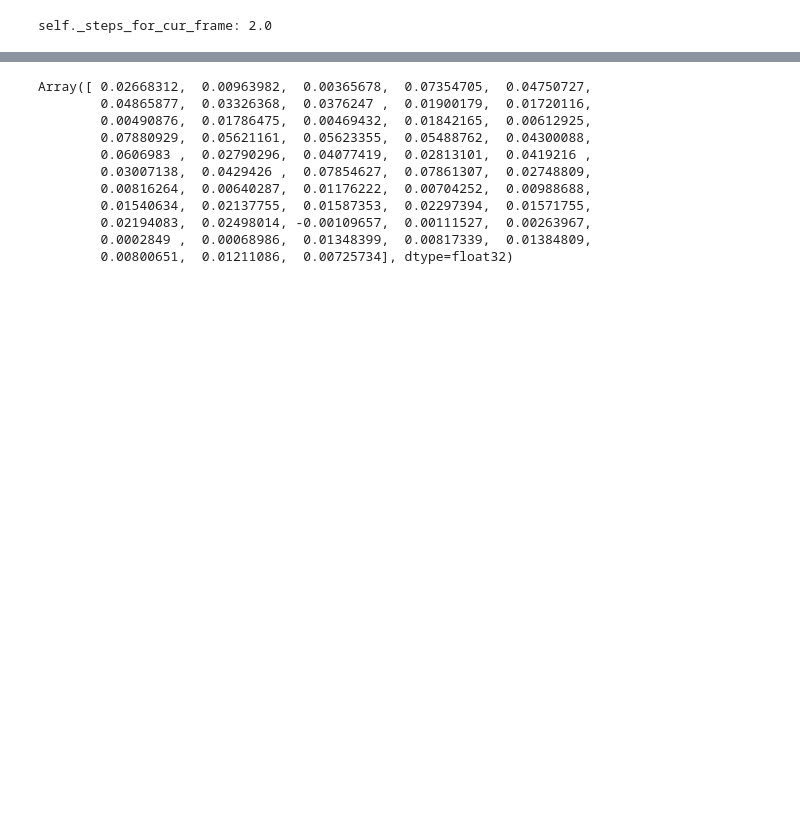
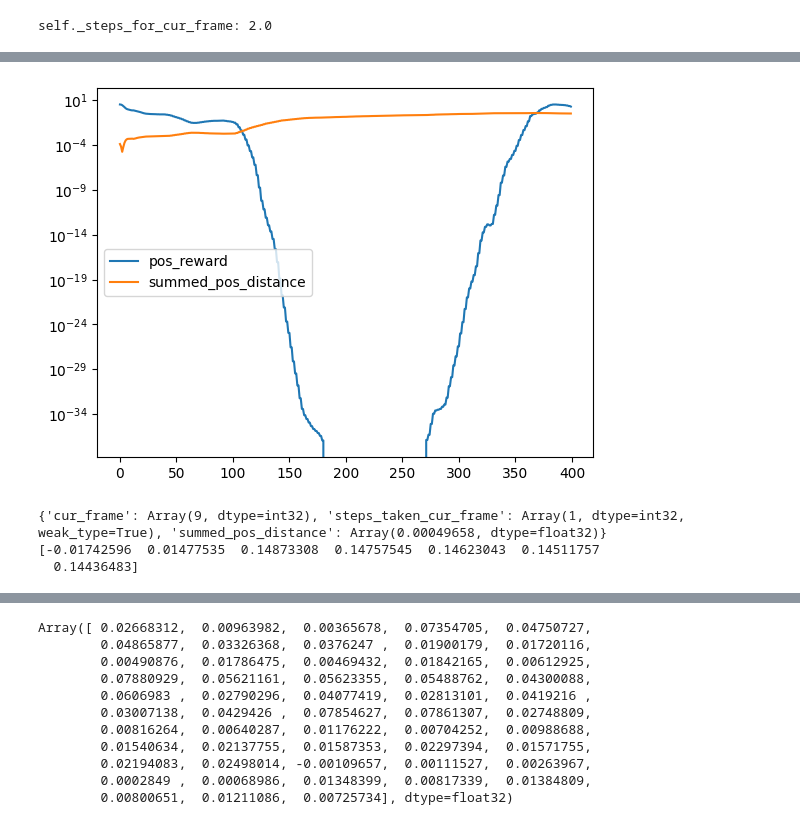
Before and after one commit to charles-zhng/Brax-Rodent-Run, a Jupyter notebook: env_testing.ipynb, the cells around one changed output, grey strips where cells are left out. Drawn from its saved outputs; the diff is of its cells as text; code cells hidden in the pictures; blank space fills up the shorter version.

```diff
--- a/env_testing.ipynb
+++ b/env_testing.ipynb
@@ -52,6 +51,7 @@ env = envs.get_environment(
     env_name,
     track_pos=reference_clip.position,
     track_quat=reference_clip.quaternion,
+    torque_actuators=config["torque_actuators"],
     terminate_when_unhealthy=config["terminate_when_unhealthy"],
     solver=config["solver"],
     iterations=config["iterations"],
@@ -72,7 +73,12 @@ jit_step = jax.jit(env.step)
+# %%
+from custom_wrappers import AutoResetWrapperTracking
+# Wrap the env in the brax autoreset and episode wrappers
+# rollout_env = envs.training.AutoResetWrapper(env)
+rollout_env = AutoResetWrapperTracking(env)
+# define the jit reset/step functions
+jit_reset = jax.jit(rollout_env.reset)
+jit_step = jax.jit(rollout_env.step)
 # %%
 key = jax.random.PRNGKey(0)
 state = jit_reset(key)
-# %%
-_, key = jax.random.split(key)
-state = jit_step(state, jax.random.normal(key, (env.sys.nu,)))
 # %%
@@ -87,0 +88,12 @@ state.obs.shape
+# %%
+from jax import numpy as jp
+rollout = []
+spd = []
+for _ in range(400):
+    _, key = jax.random.split(key)
+    # state = jit_step(state, jax.random.normal(key, (env.sys.nu,)))
+    state = jit_step(state, jp.zeros((env.sys.nu,)))
+
+    # print(state.info['cur_frame'], state.done)
+    # spd.append(state.info["summed_pos_distance"])
+    rollout.append(state)
@@ -87,0 +128,16 @@ state.obs.shape
+# %%
+
+plt.plot([state.metrics["pos_reward"] for state in rollout], label="pos_reward")
+plt.plot([state.info["summed_pos_distance"] for state in rollout], label="summed_pos_distance")
+plt.yscale('log')
+plt.legend()
+plt.show()
+# %% [output]
+[figure, added]
+# %%
+print(state.info)
+print(state.obs[-7:])
+# %% [output]
+{'cur_frame': Array(9, dtype=int32), 'steps_taken_cur_frame': Array(1, dtype=int32, weak_type=True), 'summed_pos_distance': Array(0.00049658, dtype=float32)}
+[-0.01742596  0.01477535  0.14873308  0.14757545  0.14623043  0.14511757
+  0.14436483]
```
Also changed, not shown: parts of 10 cells of this notebook, 3 other files.
